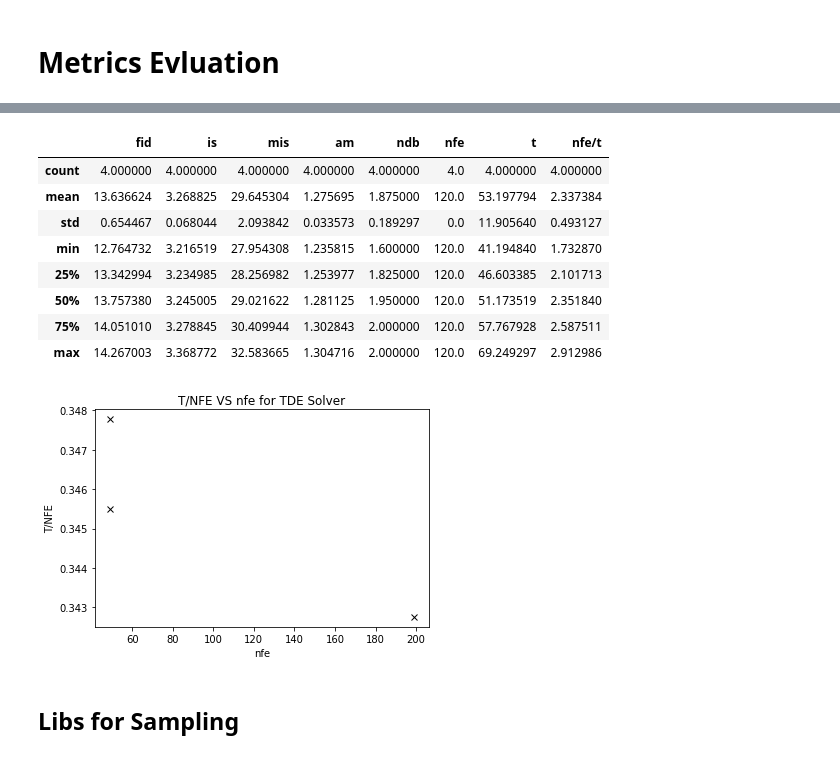
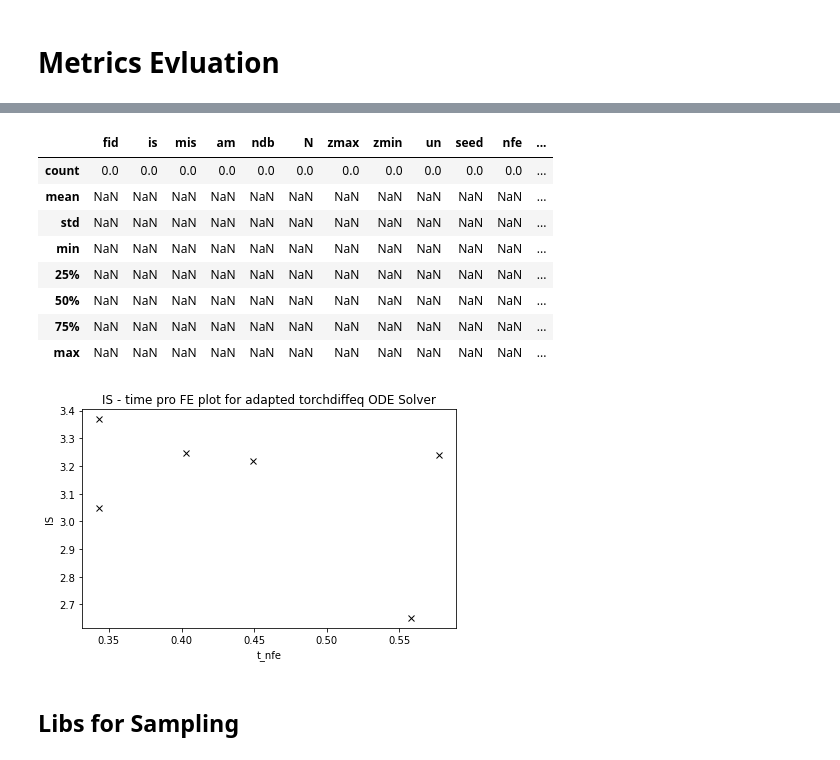
Before and after one commit to Newbeeer/Poisson_flow, a Jupyter notebook: tester.ipynb, the cells around one changed output, grey strips where cells are left out. Cells and saved outputs as stored; diff of their text form; code cells hidden in the pictures.

```diff
--- a/tester.ipynb
+++ b/tester.ipynb
@@ -124,5 +125,6 @@ for idx, f in enumerate(files):
     frames.append(metrics)
 
 df = pd.concat(frames)
-df['t/nfe'] = df['t'] / df['nfe']
-df
+df['t_nfe'] = df['t'] / df['nfe']
+df = df.apply(pd.to_numeric, errors='ignore')
+df = df[['fid', 'N', 'zmax', 'nfe', 't_nfe', 'os']].sort_values('fid')
@@ -149,31 +155,36 @@ df_metrics = df[df['os'] == "torchdiffeq"]
 df_metrics = df_metrics[df_metrics['N'] == "75"]
 df_metrics.describe()
 # %% [output]
-|  | fid | is | mis | am | ndb | nfe | t | nfe/t |
-| count | 4.000000 | 4.000000 | 4.000000 | 4.000000 | 4.000000 | 4.0 | 4.000000 | 4.000000 |
-| mean | 13.636624 | 3.268825 | 29.645304 | 1.275695 | 1.875000 | 120.0 | 53.197794 | 2.337384 |
-| std | 0.654467 | 0.068044 | 2.093842 | 0.033573 | 0.189297 | 0.0 | 11.905640 | 0.493127 |
-| min | 12.764732 | 3.216519 | 27.954308 | 1.235815 | 1.600000 | 120.0 | 41.194840 | 1.732870 |
-| 25% | 13.342994 | 3.234985 | 28.256982 | 1.253977 | 1.825000 | 120.0 | 46.603385 | 2.101713 |
-| 50% | 13.757380 | 3.245005 | 29.021622 | 1.281125 | 1.950000 | 120.0 | 51.173519 | 2.351840 |
-| 75% | 14.051010 | 3.278845 | 30.409944 | 1.302843 | 2.000000 | 120.0 | 57.767928 | 2.587511 |
-| max | 14.267003 | 3.368772 | 32.583665 | 1.304716 | 2.000000 | 120.0 | 69.249297 | 2.912986 |
+|  | fid | is | mis | am | ndb | N | zmax | zmin | un | seed | nfe | ... |
+| count | 0.0 | 0.0 | 0.0 | 0.0 | 0.0 | 0.0 | 0.0 | 0.0 | 0.0 | 0.0 | 0.0 | ... |
+| mean | NaN | NaN | NaN | NaN | NaN | NaN | NaN | NaN | NaN | NaN | NaN | ... |
+| std | NaN | NaN | NaN | NaN | NaN | NaN | NaN | NaN | NaN | NaN | NaN | ... |
+| min | NaN | NaN | NaN | NaN | NaN | NaN | NaN | NaN | NaN | NaN | NaN | ... |
+| 25% | NaN | NaN | NaN | NaN | NaN | NaN | NaN | NaN | NaN | NaN | NaN | ... |
+| 50% | NaN | NaN | NaN | NaN | NaN | NaN | NaN | NaN | NaN | NaN | NaN | ... |
+| 75% | NaN | NaN | NaN | NaN | NaN | NaN | NaN | NaN | NaN | NaN | NaN | ... |
+| max | NaN | NaN | NaN | NaN | NaN | NaN | NaN | NaN | NaN | NaN | NaN | ... |
 # %%
 df_tde = df[df['os'] == "torchdiffeq"]
 df_rk = df[df['os'] == "rk45"]
 df_ie = df[df['os'] == "impeuler"]
 # %%
-metric = 't/nfe'
-param = "nfe"
-frame = df_ie
+metric = 'is'
+param = "t_nfe"
+frame = df_tde[df_tde['N'] > 70]
 
-plt.title(f"{metric.upper()} VS {param} for TDE Solver")
-plt.plot(frame[param], frame[metric], 'xk')
+
+plt.title(f"IS - time pro FE plot for adapted torchdiffeq ODE Solver")
+x = frame[param]
+y = frame[metric]
+plt.plot(x, y, 'xk')
 plt.xlabel(param)
 plt.ylabel(metric.upper())
+plt.tight_layout()
+plt.savefig(f"{metric}_{param}")
 plt.show()
 # %% [output]
-[figure, old version]
+[figure, new version]
 # %% [markdown]
 ## Libs for Sampling
 # %%
```
Also changed, not shown: parts of 7 cells of this notebook, 3 other files.
